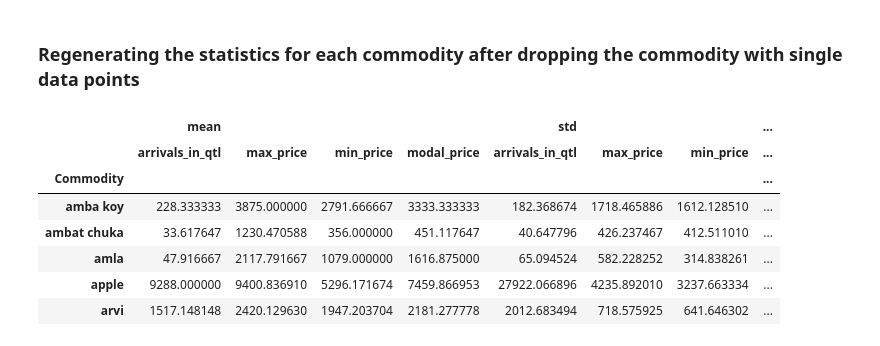
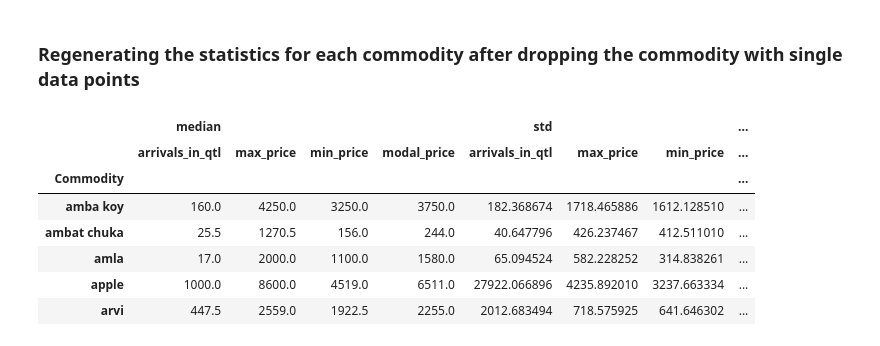
Before and after one commit to joshi-vipul/maharashtra_mandi, a Jupyter notebook: Maharashtra Mandi Seasonality.ipynb, the cells around one changed output. Saved outputs shown, nothing was run; the diff lists cells and outputs as text; code cells hidden in the pictures.

```diff
--- a/Maharashtra Mandi Seasonality.ipynb
+++ b/Maharashtra Mandi Seasonality.ipynb
@@ -184,16 +177,16 @@ df_monthly.shape
 # %% [markdown]
 ### Regenerating the statistics for each commodity after dropping the commodity with single data points
 # %%
-group_stats = pd.pivot_table(df_monthly.drop(['Year'],axis=1),index='Commodity',aggfunc=['mean','std',upper_fence,lower_fence])
+group_stats = pd.pivot_table(df_monthly.drop(['Year'],axis=1),index='Commodity',aggfunc=['median','std',upper_fence,lower_fence])
 group_stats.head()
 # %% [output]
-|  | mean |  |  |  | std |  |  | ... |
+|  | median |  |  |  | std |  |  | ... |
 |  | arrivals_in_qtl | max_price | min_price | modal_price | arrivals_in_qtl | max_price | min_price | ... |
 | Commodity |  |  |  |  |  |  |  | ... |
-| amba koy | 228.333333 | 3875.000000 | 2791.666667 | 3333.333333 | 182.368674 | 1718.465886 | 1612.128510 | ... |
-| ambat chuka | 33.617647 | 1230.470588 | 356.000000 | 451.117647 | 40.647796 | 426.237467 | 412.511010 | ... |
-| amla | 47.916667 | 2117.791667 | 1079.000000 | 1616.875000 | 65.094524 | 582.228252 | 314.838261 | ... |
-| apple | 9288.000000 | 9400.836910 | 5296.171674 | 7459.866953 | 27922.066896 | 4235.892010 | 3237.663334 | ... |
-| arvi | 1517.148148 | 2420.129630 | 1947.203704 | 2181.277778 | 2012.683494 | 718.575925 | 641.646302 | ... |
+| amba koy | 160.0 | 4250.0 | 3250.0 | 3750.0 | 182.368674 | 1718.465886 | 1612.128510 | ... |
+| ambat chuka | 25.5 | 1270.5 | 156.0 | 244.0 | 40.647796 | 426.237467 | 412.511010 | ... |
+| amla | 17.0 | 2000.0 | 1100.0 | 1580.0 | 65.094524 | 582.228252 | 314.838261 | ... |
+| apple | 1000.0 | 8600.0 | 4519.0 | 6511.0 | 27922.066896 | 4235.892010 | 3237.663334 | ... |
+| arvi | 447.5 | 2559.0 | 1922.5 | 2255.0 | 2012.683494 | 718.575925 | 641.646302 | ... |
 # %%
 commodity_index = np.array(group_stats.index)
```
Also changed, not shown: parts of 7 cells of this notebook.
